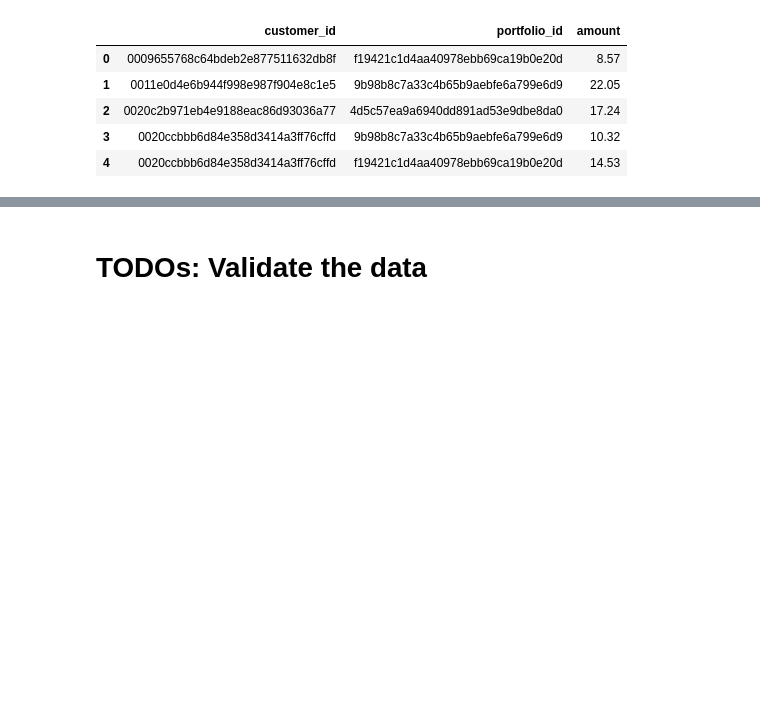
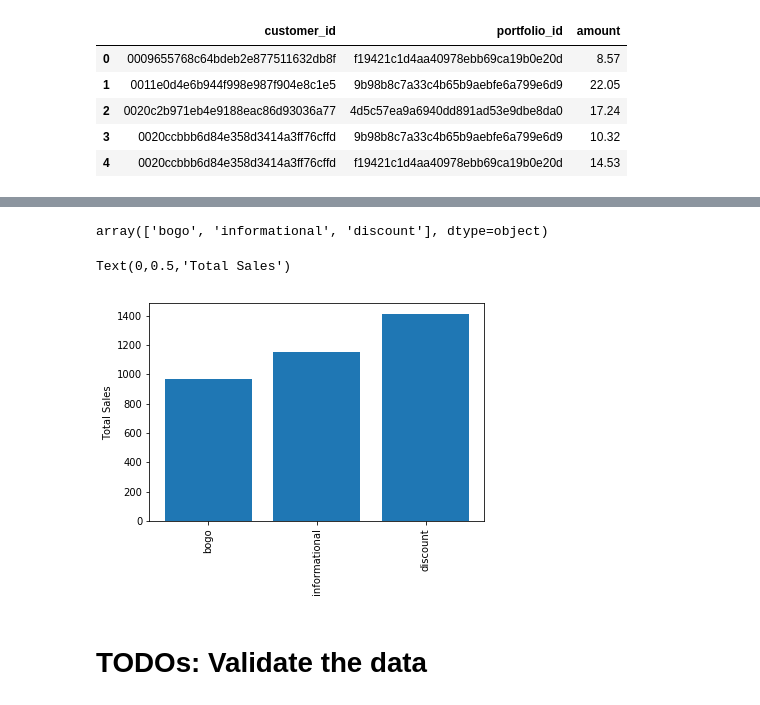
Before and after one commit to Mendy5/Udacity_Project_Capstone, a Jupyter notebook: Starbucks_Capstone_notebook.ipynb, the cells around one changed output, grey strips where cells are left out. Saved outputs shown, nothing was run; the diff lists cells and outputs as text; code cells hidden in the pictures; blank space fills up the shorter version.

Commit message:
Update Starbucks_Capstone_notebook.ipynb
create a visuliazation based on the offer transactions

```diff
--- a/Starbucks_Capstone_notebook.ipynb
+++ b/Starbucks_Capstone_notebook.ipynb
@@ -2181,5 +2181,17 @@ offer_trans_port_new_df.head()
 | 2 | 0020c2b971eb4e9188eac86d93036a77 | 4d5c57ea9a6940dd891ad53e9dbe8da0 | 17.24 | bogo | 10 | 10 | 5 |
 | 3 | 0020ccbbb6d84e358d3414a3ff76cffd | 9b98b8c7a33c4b65b9aebfe6a799e6d9 | 10.32 | bogo | 5 | 5 | 7 |
 | 4 | 0020ccbbb6d84e358d3414a3ff76cffd | f19421c1d4aa40978ebb69ca19b0e20d | 14.53 | bogo | 5 | 5 | 5 |
+# %%
+offer_trans_port_new_df.offer_type.unique()
+# %% [output]
+array(['bogo', 'informational', 'discount'], dtype=object)
+# %%
+fig, ax = plt.subplots()
+ax.bar(offer_trans_port_new_df["offer_type"], offer_trans_port_new_df["amount"])
+ax.set_xticklabels(offer_trans_port_new_df["offer_type"].unique(), rotation = 90)
+ax.set_ylabel("Total Sales")
+# %% [output]
+Text(0,0.5,'Total Sales')
+[figure, added]
 # %% [markdown]
 # TODOs: Validate the data
```
Also changed, not shown: parts of 8 cells of this notebook.
